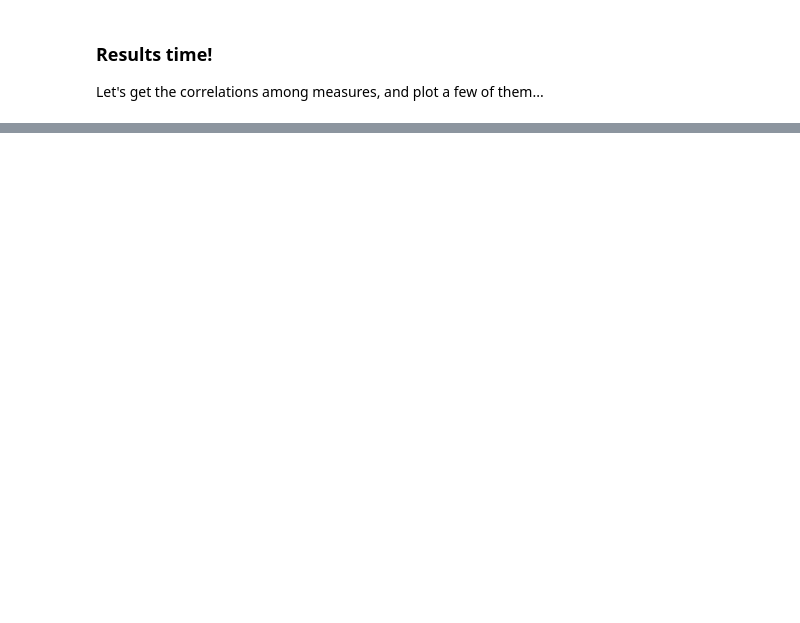
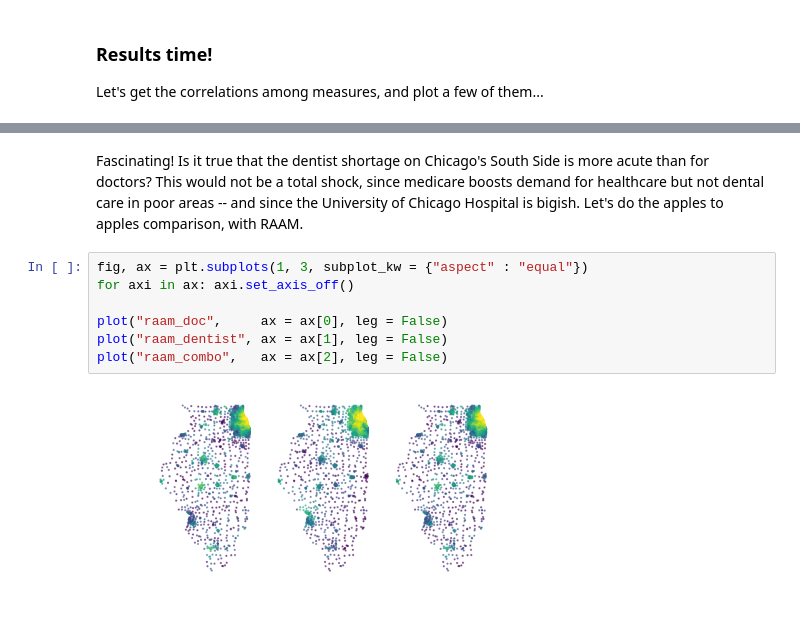
Before and after one commit to pysal/access, a Jupyter notebook: notebooks/examples.ipynb, the cells around one changed output, grey strips where cells are left out. Saved outputs shown, nothing was run; the diff lists cells and outputs as text; blank space fills up the shorter version.

```diff
--- a/notebooks/examples.ipynb
+++ b/notebooks/examples.ipynb
@@ -121,0 +179,11 @@ ax.set_axis_off()
+# %% [markdown]
+Fascinating!  Is it true that the dentist shortage on Chicago's South Side is more acute than for doctors?  This would not be a total shock, since medicare boosts demand for healthcare but not dental care in poor areas -- and since the University of Chicago Hospital is bigish.  Let's do the apples to apples comparison, with RAAM.
+# %%
+fig, ax = plt.subplots(1, 3, subplot_kw = {"aspect" : "equal"})
+for axi in ax: axi.set_axis_off()
+
+plot("raam_doc",     ax = ax[0], leg = False)
+plot("raam_dentist", ax = ax[1], leg = False)
+plot("raam_combo",   ax = ax[2], leg = False)
+# %% [output]
+[figure, added]
```
Also changed, not shown: parts of 17 cells of this notebook, 7 other files.
